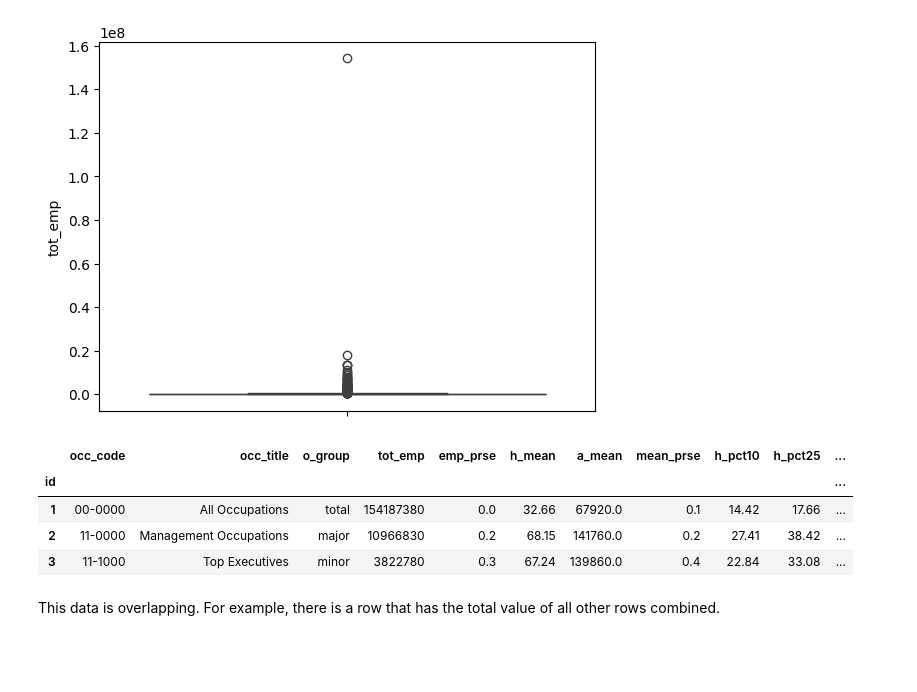
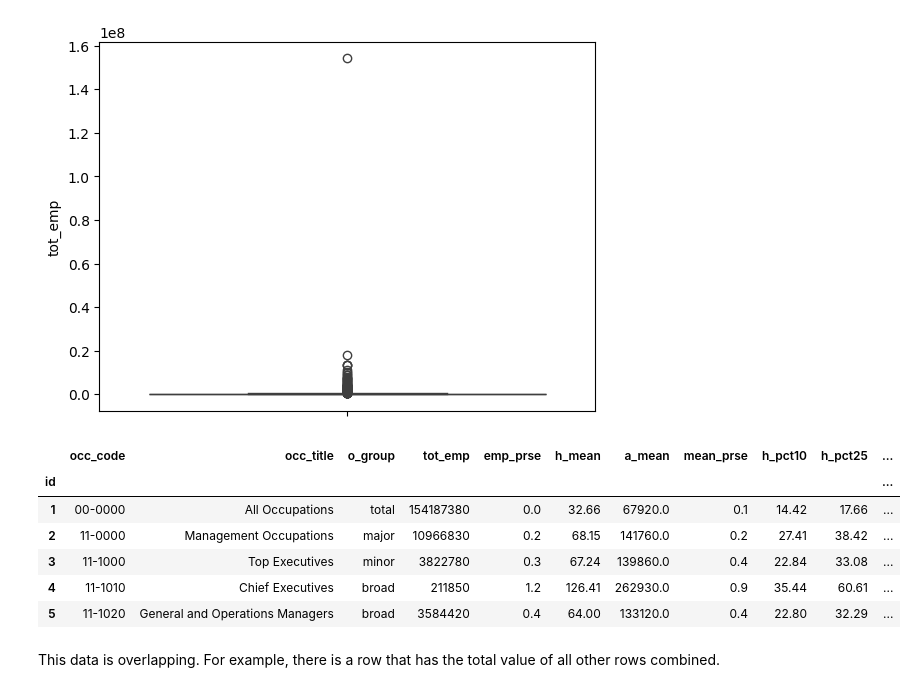
Before and after one commit to blue-santa/comparing-training-req-to-salary-exp, a Jupyter notebook: notebooks/03-exploratory-data-analysis/02-00-eda-train-reward-compare.ipynb, the cells around one changed output. Saved outputs shown, nothing was run; the diff lists cells and outputs as text; code cells hidden in the pictures; blank space fills up the shorter version.

```diff
--- a/notebooks/03-exploratory-data-analysis/02-00-eda-train-reward-compare.ipynb
+++ b/notebooks/03-exploratory-data-analysis/02-00-eda-train-reward-compare.ipynb
@@ -210,13 +210,15 @@ plt.show()
 # %% [output]
 [figure]
 # %%
-nat_data.head(3)
+nat_data.head(5)
 # %% [output]
 |  | occ_code | occ_title | o_group | tot_emp | emp_prse | h_mean | a_mean | mean_prse | h_pct10 | h_pct25 | ... |
 | id |  |  |  |  |  |  |  |  |  |  | ... |
 | 1 | 00-0000 | All Occupations | total | 154187380 | 0.0 | 32.66 | 67920.0 | 0.1 | 14.42 | 17.66 | ... |
 | 2 | 11-0000 | Management Occupations | major | 10966830 | 0.2 | 68.15 | 141760.0 | 0.2 | 27.41 | 38.42 | ... |
 | 3 | 11-1000 | Top Executives | minor | 3822780 | 0.3 | 67.24 | 139860.0 | 0.4 | 22.84 | 33.08 | ... |
+| 4 | 11-1010 | Chief Executives | broad | 211850 | 1.2 | 126.41 | 262930.0 | 0.9 | 35.44 | 60.61 | ... |
+| 5 | 11-1020 | General and Operations Managers | broad | 3584420 | 0.4 | 64.00 | 133120.0 | 0.4 | 22.80 | 32.29 | ... |
 # %% [markdown]
 This data is overlapping. For example, there is a row that has the total value of all other rows combined.
 # %% [markdown]
```
Also changed, not shown: parts of 78 cells of this notebook.
